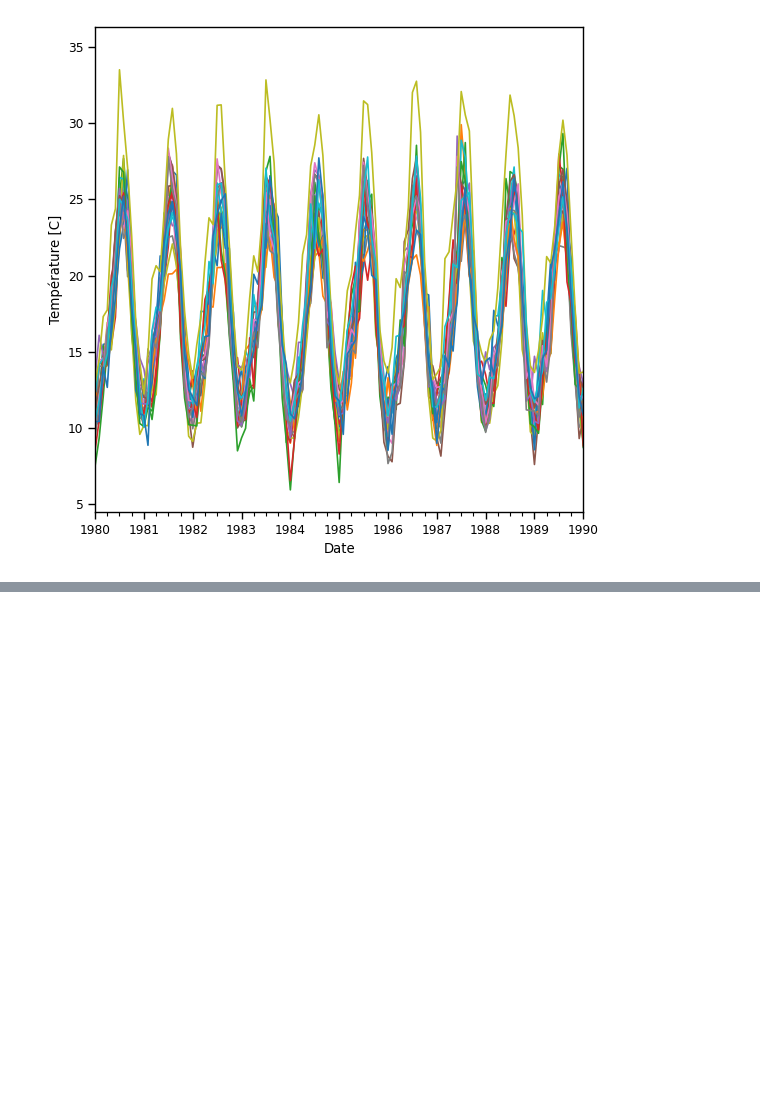
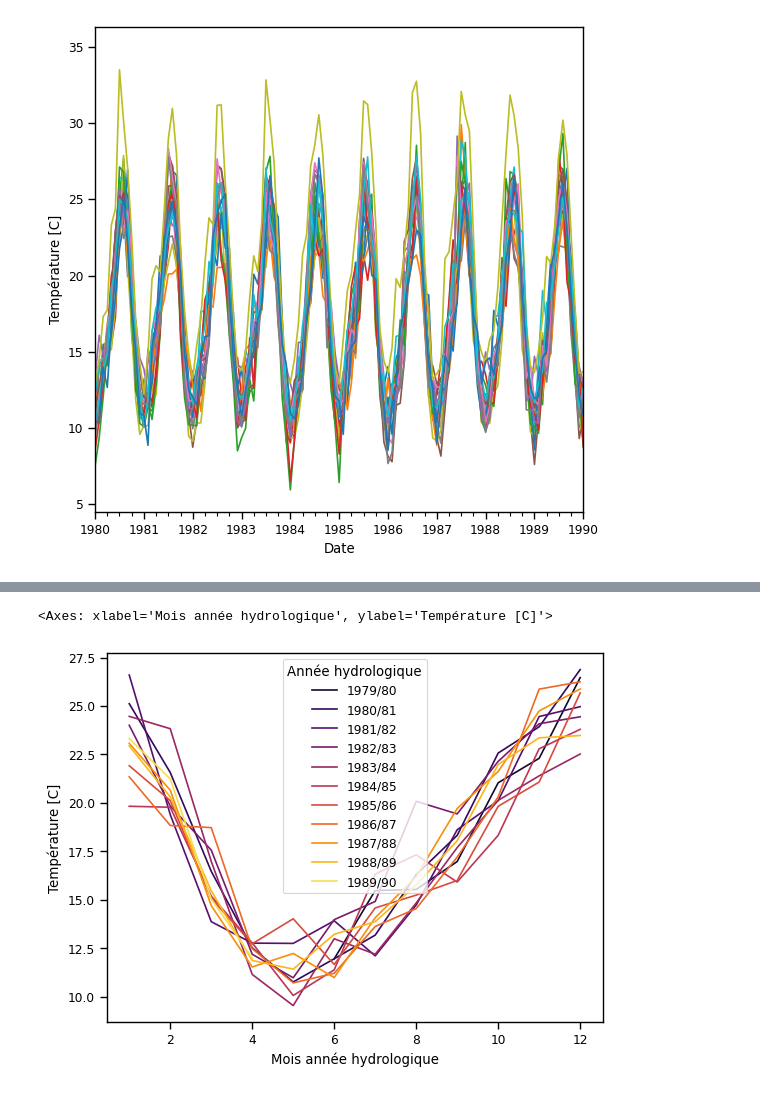
Before and after one commit to JosePedroMatos/Climate-change, a Jupyter notebook: 05. Visualize climate projections.ipynb, the cells around one changed output, grey strips where cells are left out. Saved outputs shown, nothing was run; the diff lists cells and outputs as text; code cells hidden in the pictures; blank space fills up the shorter version.

```diff
--- a/05. Visualize climate projections.ipynb
+++ b/05. Visualize climate projections.ipynb
@@ -109,0 +156,4 @@ Pour
+# %%
+one_projection = temperature_Q16.loc['1980-01-10':'1989-12-31', :].iloc[:, [0]]
+one_projection.columns = ['Température [C]']
+one_projection
@@ -109,0 +182,14 @@ Pour
+# %%
+hydrological_year_start = 9 # Mois de début de l'année hydrologique
+
+# Définition d'une fonction "lambda" pour calculer l'année hydrologique
+hydrological_year_function = lambda x: f'{x.year}/{str(x.year+1)[-2:]}' if x.month>=hydrological_year_start else f'{x.year-1}/{str(x.year)[-2:]}'
+
+# Définition d'une fonction "lambda" pour calculer le mois de l'année hydrologique
+hydrological_month_function = lambda x: (x.month - hydrological_year_start) % 12 + 1
+
+# Ajouter de l'information à la matrice
+one_projection.loc[:, 'Mois'] = one_projection.index.month
+one_projection.loc[:, 'Année hydrologique'] = one_projection.index.map(hydrological_year_function)
+one_projection.loc[:, 'Mois année hydrologique'] = one_projection.index.map(hydrological_month_function)
+one_projection
@@ -109,0 +211,5 @@ Pour
+# %%
+sns.lineplot(data=one_projection, x='Mois année hydrologique', y='Température [C]', hue='Année hydrologique', errorbar=None, palette='inferno')
+# %% [output]
+<Axes: xlabel='Mois année hydrologique', ylabel='Température [C]'>
+[figure, added]
```
Also changed, not shown: parts of 18 cells of this notebook, 27 other files.
